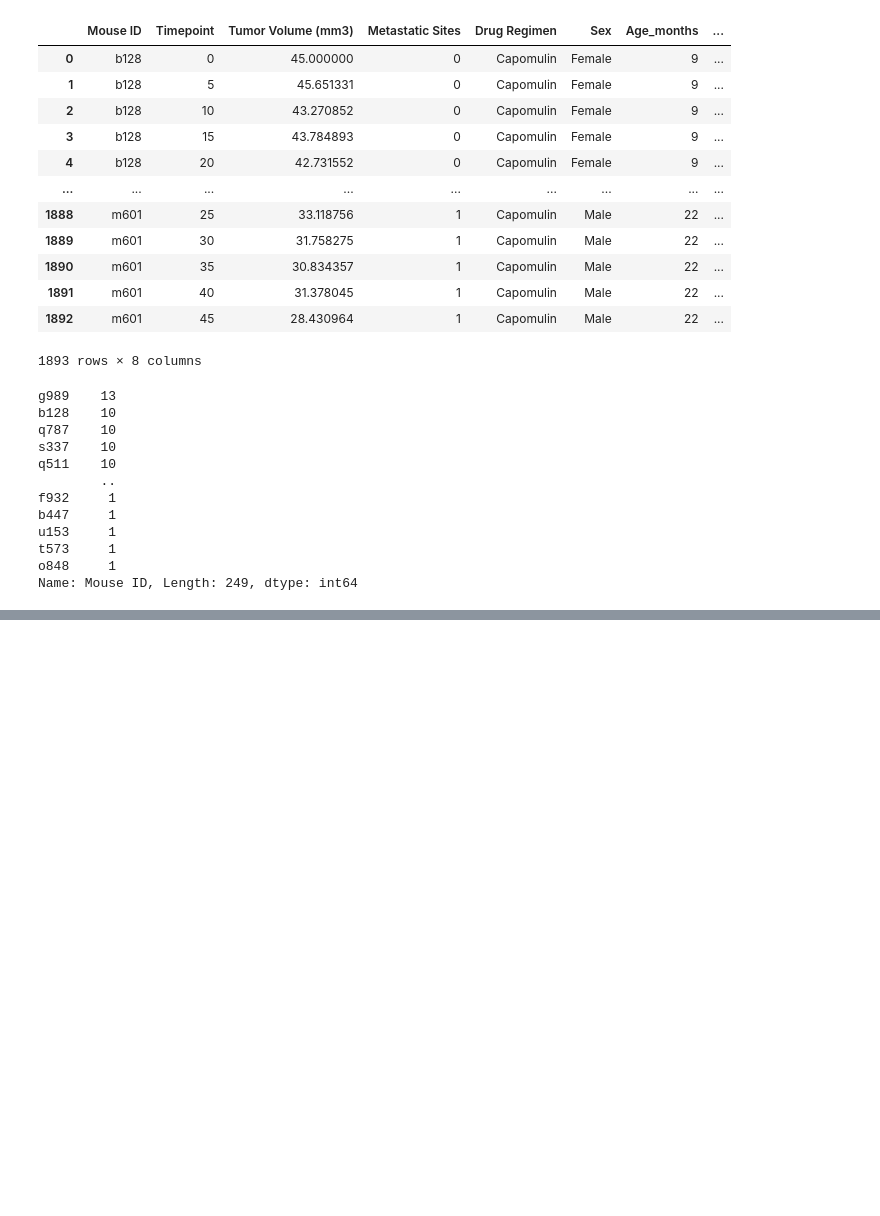
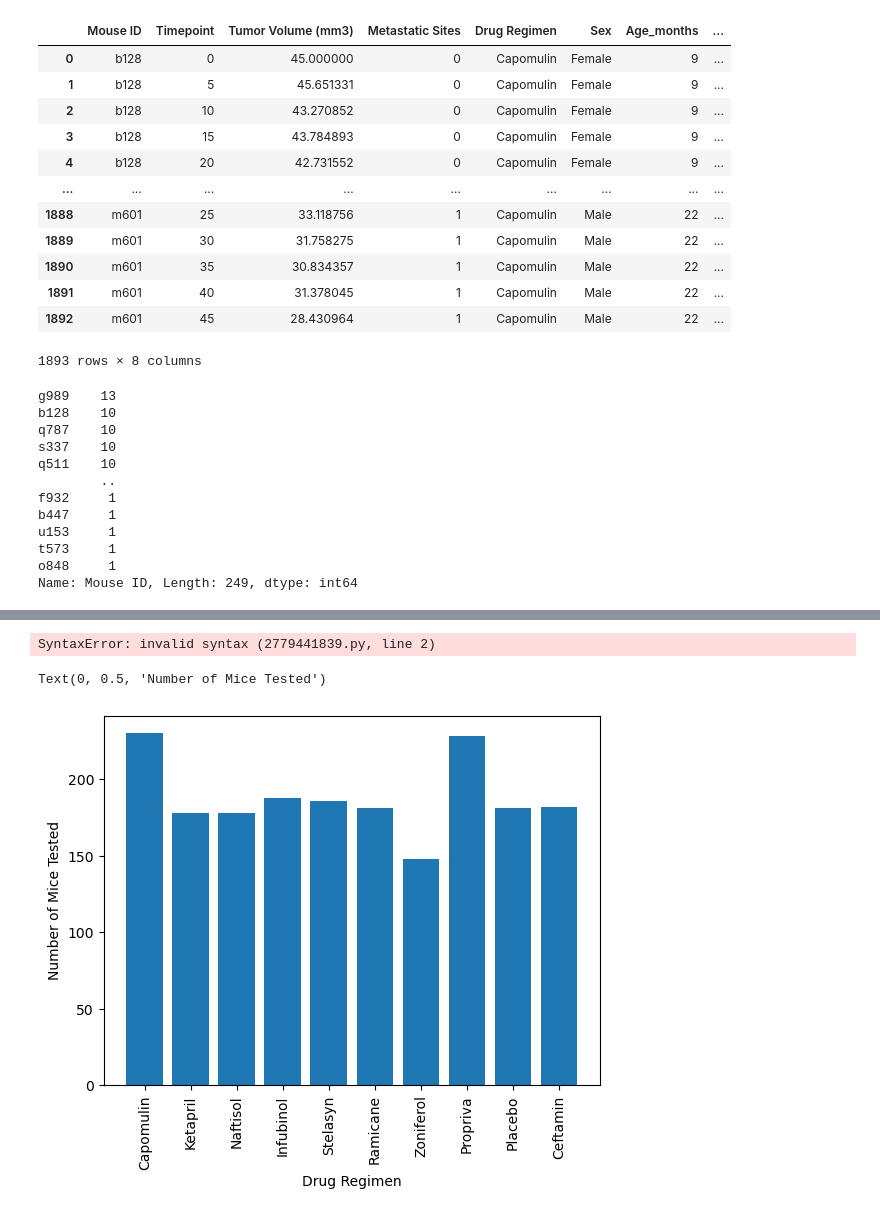
Before and after one commit to bec-n/matplotlib-challenge, a Jupyter notebook: Pymaceuticals.ipynb, the cells around one changed output, grey strips where cells are left out. Cells and saved outputs as stored; diff of their text form; code cells hidden in the pictures; blank space fills up the shorter version.

Commit message:
Add bar charts

```diff
--- a/Pymaceuticals.ipynb
+++ b/Pymaceuticals.ipynb
@@ -99,0 +158,21 @@ clean_df["Mouse ID"].count()
+# %%
+# Generate a bar plot showing the total number of timepoints for all mice tested for each drug regimen using Pandas.
+clean_df.plot.bar(x=(clean_df["Drug Regimen"]), y=)
+# %% [output]
+SyntaxError: invalid syntax (2779441839.py, line 2)
+# %%
+# Generate a bar plot showing the total number of timepoints for all mice tested for each drug regimen using pyplot.
+drug = clean_df["Drug Regimen"].unique()
+x_axis = np.arange(len(drug))
+timepoints = clean_df.groupby('Drug Regimen')['Timepoint'].count()
+
+tick_locations = [value for value in x_axis]
+plt.xticks(tick_locations, drug, rotation="vertical")
+
+plt.bar(x_axis, timepoints, align="center")
+
+plt.xlabel("Drug Regimen")
+plt.ylabel("Number of Mice Tested")
+# %% [output]
+Text(0, 0.5, 'Number of Mice Tested')
+[figure, added]
```
Also changed, not shown: parts of 9 cells of this notebook.
